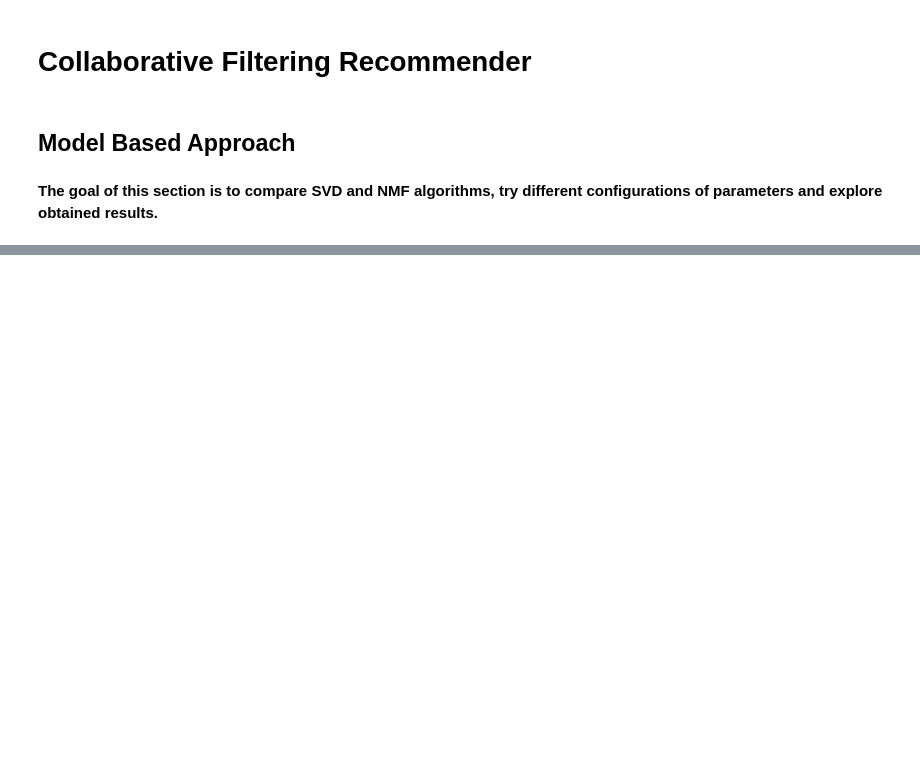
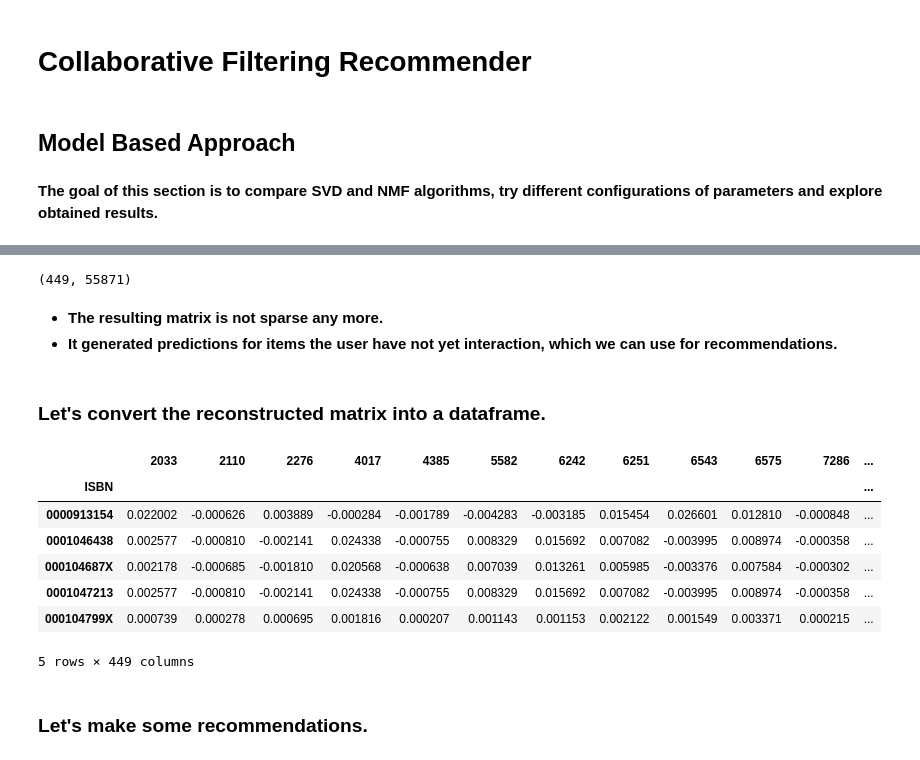
Before and after one commit to vickypandey07/Book-Recommendation-System, a Jupyter notebook: Book_Recommendation_System_Vikram_Pandey_Capstone_Project_4.ipynb, the cells around one changed output, grey strips where cells are left out. Drawn from its saved outputs; the diff is of its cells as text; code cells hidden in the pictures; blank space fills up the shorter version.

```diff
--- a/Book_Recommendation_System_Vikram_Pandey_Capstone_Project_4.ipynb
+++ b/Book_Recommendation_System_Vikram_Pandey_Capstone_Project_4.ipynb
@@ -737,0 +1096,5 @@ import matplotlib.pyplot as plt
+# %%
+# Extracting users ids
+
+users_ids = list(users_items_pivot_matrix_df.index)
+users_ids[:10]
@@ -737,0 +1105,8 @@ import matplotlib.pyplot as plt
+# %%
+# The number of factors to factor the user-item matrix.
+
+NUMBER_OF_FACTORS_MF = 15
+
+# Performs matrix factorization of the original user item matrix
+
+U, sigma, Vt = svds(users_items_pivot_matrix, k = NUMBER_OF_FACTORS_MF)
@@ -737,0 +1125,3 @@ import matplotlib.pyplot as plt
+# %%
+sigma = np.diag(sigma)
+sigma.shape
@@ -737,0 +1136,5 @@ import matplotlib.pyplot as plt
+# %%
+# Multiplying all factors
+
+all_user_predicted_ratings = np.dot(np.dot(U, sigma), Vt)
+all_user_predicted_ratings
@@ -737,0 +1155,27 @@ import matplotlib.pyplot as plt
+# %%
+# Following is the shape of resulting matrix
+
+all_user_predicted_ratings.shape
+# %% [output]
+(449, 55871)
+# %% [markdown]
+* **The resulting matrix is not sparse any more.**
+* **It generated predictions for items the user have not yet interaction, which we can use for recommendations.**
+# %% [markdown]
+### **Let's convert the reconstructed matrix into a dataframe.**
+# %%
+# Converting the reconstructed matrix back to a Pandas dataframe
+
+cf_preds_df = pd.DataFrame(all_user_predicted_ratings, columns = users_items_pivot_matrix_df.columns, index=users_ids).transpose()
+cf_preds_df.head()
+# %% [output]
+|  | 2033 | 2110 | 2276 | 4017 | 4385 | 5582 | 6242 | 6251 | 6543 | 6575 | 7286 | ... |
+| ISBN |  |  |  |  |  |  |  |  |  |  |  | ... |
+| 0000913154 | 0.022002 | -0.000626 | 0.003889 | -0.000284 | -0.001789 | -0.004283 | -0.003185 | 0.015454 | 0.026601 | 0.012810 | -0.000848 | ... |
+| 0001046438 | 0.002577 | -0.000810 | -0.002141 | 0.024338 | -0.000755 | 0.008329 | 0.015692 | 0.007082 | -0.003995 | 0.008974 | -0.000358 | ... |
+| 000104687X | 0.002178 | -0.000685 | -0.001810 | 0.020568 | -0.000638 | 0.007039 | 0.013261 | 0.005985 | -0.003376 | 0.007584 | -0.000302 | ... |
+| 0001047213 | 0.002577 | -0.000810 | -0.002141 | 0.024338 | -0.000755 | 0.008329 | 0.015692 | 0.007082 | -0.003995 | 0.008974 | -0.000358 | ... |
+| 000104799X | 0.000739 | 0.000278 | 0.000695 | 0.001816 | 0.000207 | 0.001143 | 0.001153 | 0.002122 | 0.001549 | 0.003371 | 0.000215 | ... |
+5 rows × 449 columns
+# %% [markdown]
+### **Let's make some recommendations.**
```
Also changed, not shown: parts of 60 cells of this notebook.
